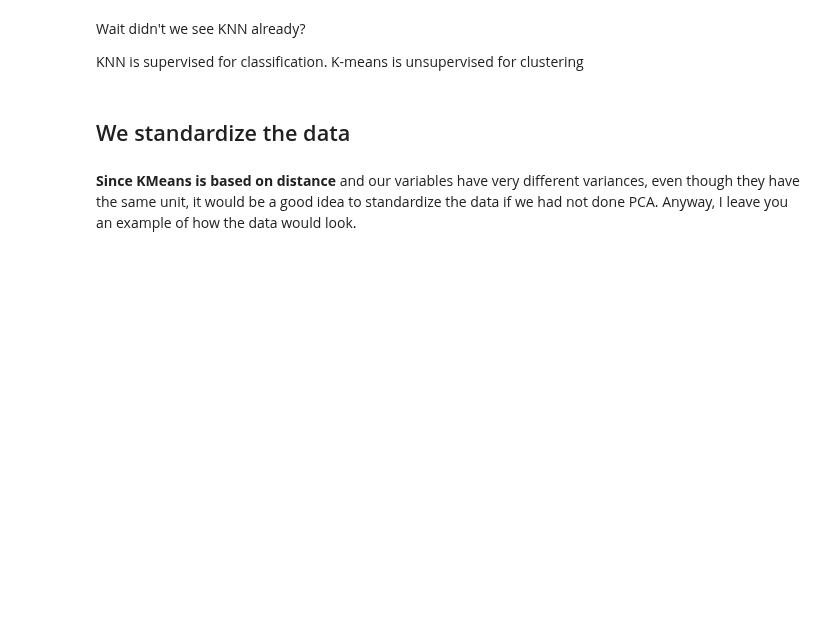
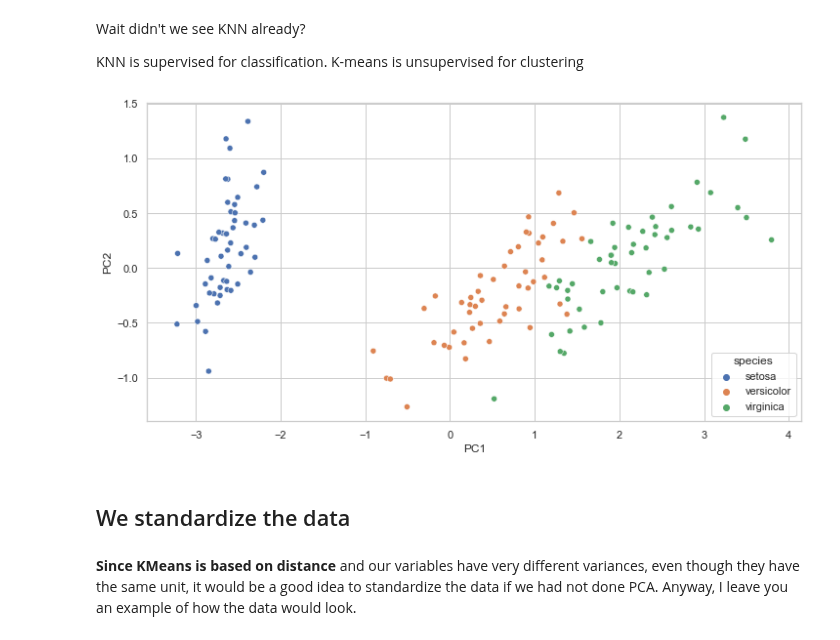
Before and after one commit to Ironhack-data-bcn-oct-2022/lectures, a Jupyter notebook: week-7/05 - Intro_unsupervised.ipynb, the cells around one changed output. Drawn from its saved outputs; the diff is of its cells as text; code cells hidden in the pictures; blank space fills up the shorter version.

```diff
--- a/week-7/05 - Intro_unsupervised.ipynb
+++ b/week-7/05 - Intro_unsupervised.ipynb
@@ -87,6 +170,10 @@ KNN is supervised for classification. K-means is unsupervised for clustering
 # %%
 from sklearn.cluster import KMeans
 import pandas as pd
+# %%
+pca_iris = sns.scatterplot(iris_t["PC1"],iris_t["PC2"], hue=iris["species"]);
+# %% [output]
+[figure, added]
 # %% [markdown]
 ## We standardize the data
 # %% [markdown]
```
Also changed, not shown: parts of 40 cells of this notebook, 10 other files.
